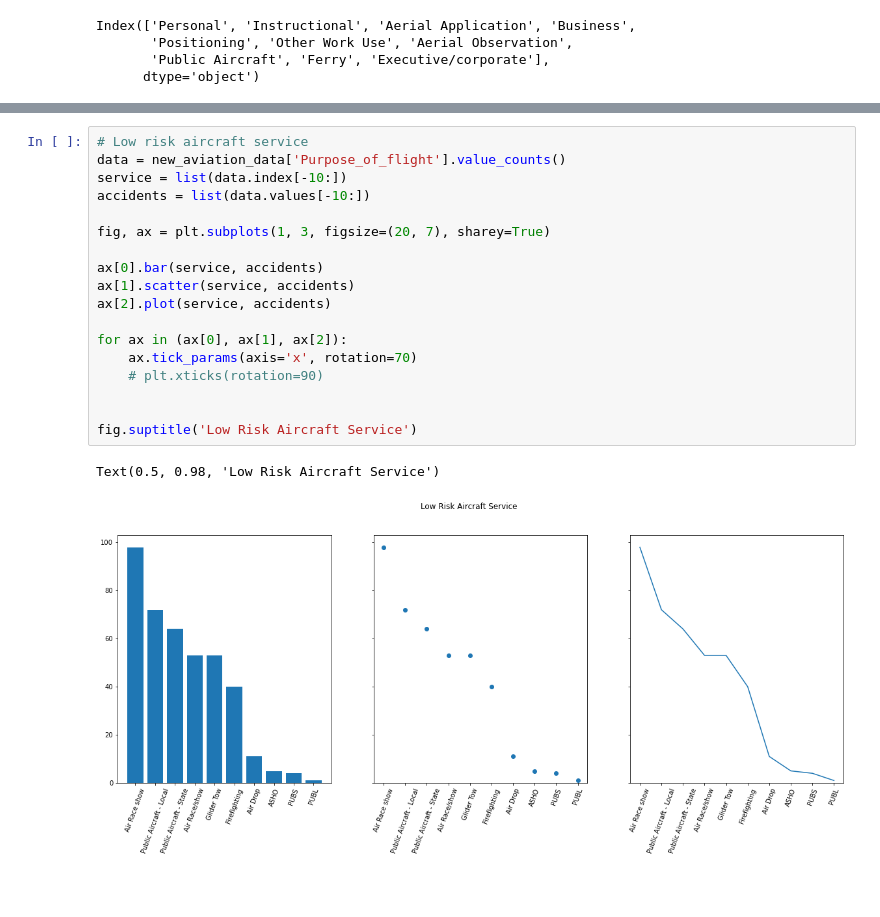
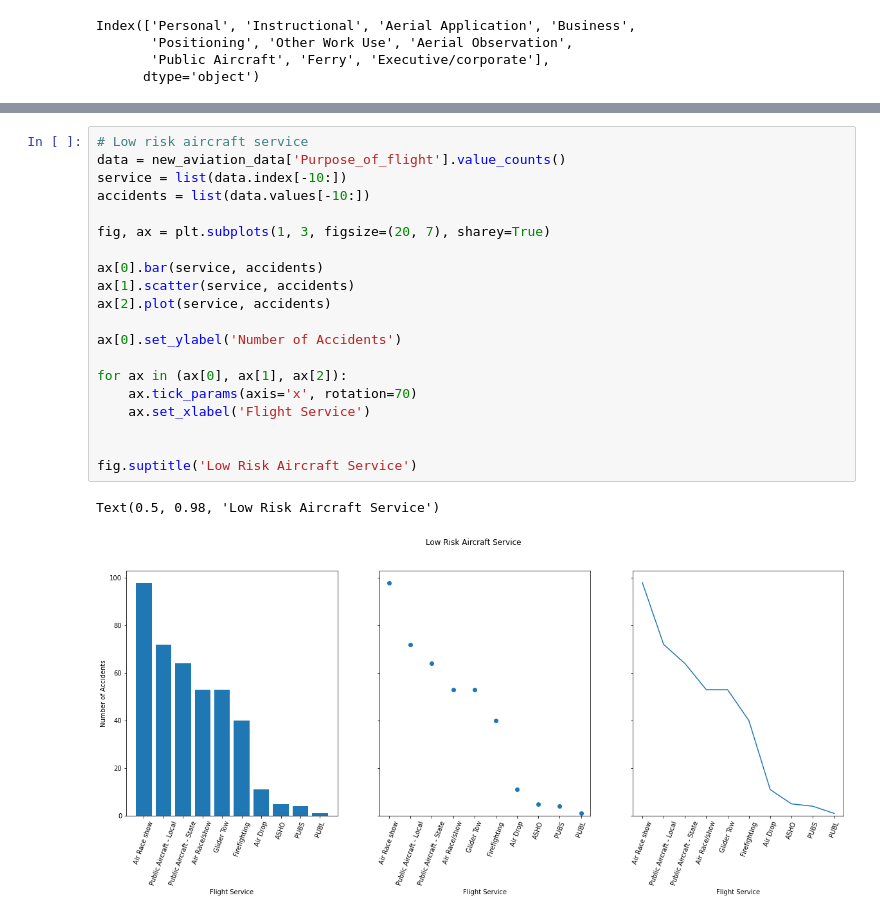
Before and after one commit to kamahTek/jet-flight, a Jupyter notebook: flight.ipynb, the cells around one changed output, grey strips where cells are left out. Cells and saved outputs as stored; diff of their text form; blank space fills up the shorter version.

```diff
--- a/flight.ipynb
+++ b/flight.ipynb
@@ -707,21 +720,23 @@ Text(0.5, 0.98, 'High risk Aircraft Service')
 # %%
 # Low risk aircraft service
 data = new_aviation_data['Purpose_of_flight'].value_counts()
 service = list(data.index[-10:])
 accidents = list(data.values[-10:])
 
 fig, ax = plt.subplots(1, 3, figsize=(20, 7), sharey=True)
 
 ax[0].bar(service, accidents)
 ax[1].scatter(service, accidents)
 ax[2].plot(service, accidents)
 
+ax[0].set_ylabel('Number of Accidents')
+
 for ax in (ax[0], ax[1], ax[2]):
     ax.tick_params(axis='x', rotation=70)
-    # plt.xticks(rotation=90)
+    ax.set_xlabel('Flight Service')
 
 
 fig.suptitle('Low Risk Aircraft Service')
 # %% [output]
 Text(0.5, 0.98, 'Low Risk Aircraft Service')
-[figure, old version]
+[figure, new version]
```
Also changed, not shown: parts of 11 cells of this notebook, 5 other files.
